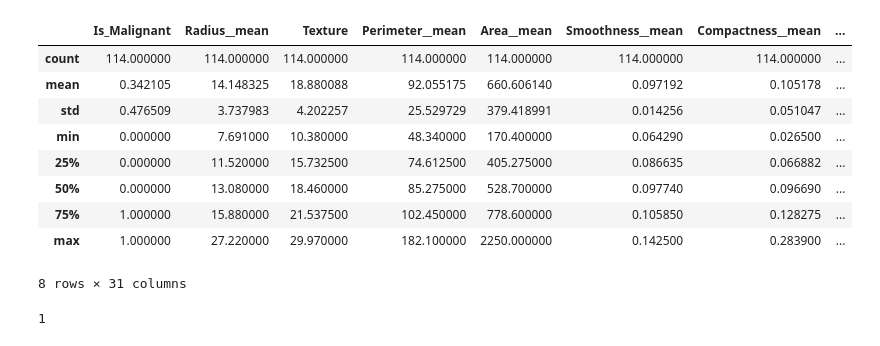
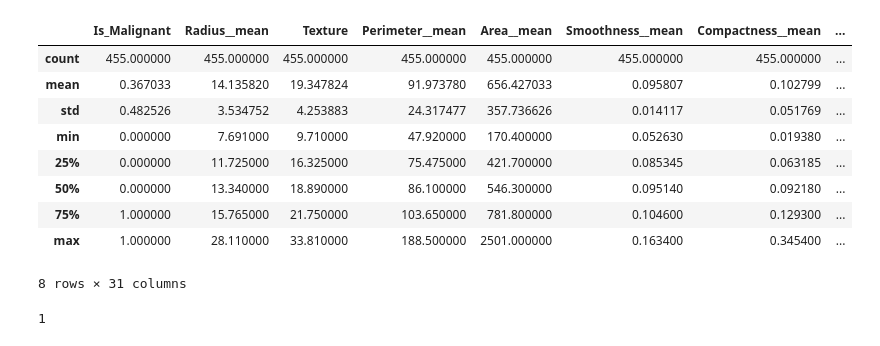
Before and after one commit to DWatkins/MachineLearning, a Jupyter notebook: Assignment1/Sandbox.ipynb, the cells around one changed output. Drawn from its saved outputs; the diff is of its cells as text; code cells hidden in the pictures.

```diff
--- a/Assignment1/Sandbox.ipynb
+++ b/Assignment1/Sandbox.ipynb
@@ -7,16 +8,16 @@ import anytree as at
 # %%
-td = pd.read_csv('cancer_datasets_v2/testing_1.csv')
+td = pd.read_csv('cancer_datasets_v2/training_2.csv')
 td.describe()
 # %% [output]
 |  | Is_Malignant | Radius__mean | Texture | Perimeter__mean | Area__mean | Smoothness__mean | Compactness__mean | ... |
-| count | 114.000000 | 114.000000 | 114.000000 | 114.000000 | 114.000000 | 114.000000 | 114.000000 | ... |
-| mean | 0.342105 | 14.148325 | 18.880088 | 92.055175 | 660.606140 | 0.097192 | 0.105178 | ... |
-| std | 0.476509 | 3.737983 | 4.202257 | 25.529729 | 379.418991 | 0.014256 | 0.051047 | ... |
-| min | 0.000000 | 7.691000 | 10.380000 | 48.340000 | 170.400000 | 0.064290 | 0.026500 | ... |
-| 25% | 0.000000 | 11.520000 | 15.732500 | 74.612500 | 405.275000 | 0.086635 | 0.066882 | ... |
-| 50% | 0.000000 | 13.080000 | 18.460000 | 85.275000 | 528.700000 | 0.097740 | 0.096690 | ... |
-| 75% | 1.000000 | 15.880000 | 21.537500 | 102.450000 | 778.600000 | 0.105850 | 0.128275 | ... |
-| max | 1.000000 | 27.220000 | 29.970000 | 182.100000 | 2250.000000 | 0.142500 | 0.283900 | ... |
+| count | 455.000000 | 455.000000 | 455.000000 | 455.000000 | 455.000000 | 455.000000 | 455.000000 | ... |
+| mean | 0.367033 | 14.135820 | 19.347824 | 91.973780 | 656.427033 | 0.095807 | 0.102799 | ... |
+| std | 0.482526 | 3.534752 | 4.253883 | 24.317477 | 357.736626 | 0.014117 | 0.051769 | ... |
+| min | 0.000000 | 7.691000 | 9.710000 | 47.920000 | 170.400000 | 0.052630 | 0.019380 | ... |
+| 25% | 0.000000 | 11.725000 | 16.325000 | 75.475000 | 421.700000 | 0.085345 | 0.063185 | ... |
+| 50% | 0.000000 | 13.340000 | 18.890000 | 86.100000 | 546.300000 | 0.095140 | 0.092180 | ... |
+| 75% | 1.000000 | 15.765000 | 21.750000 | 103.650000 | 781.800000 | 0.104600 | 0.129300 | ... |
+| max | 1.000000 | 28.110000 | 33.810000 | 188.500000 | 2501.000000 | 0.163400 | 0.345400 | ... |
 8 rows × 31 columns
 # %%
 ind = [0,4]
```
Also changed, not shown: parts of 9 cells of this notebook, 7 other files.
